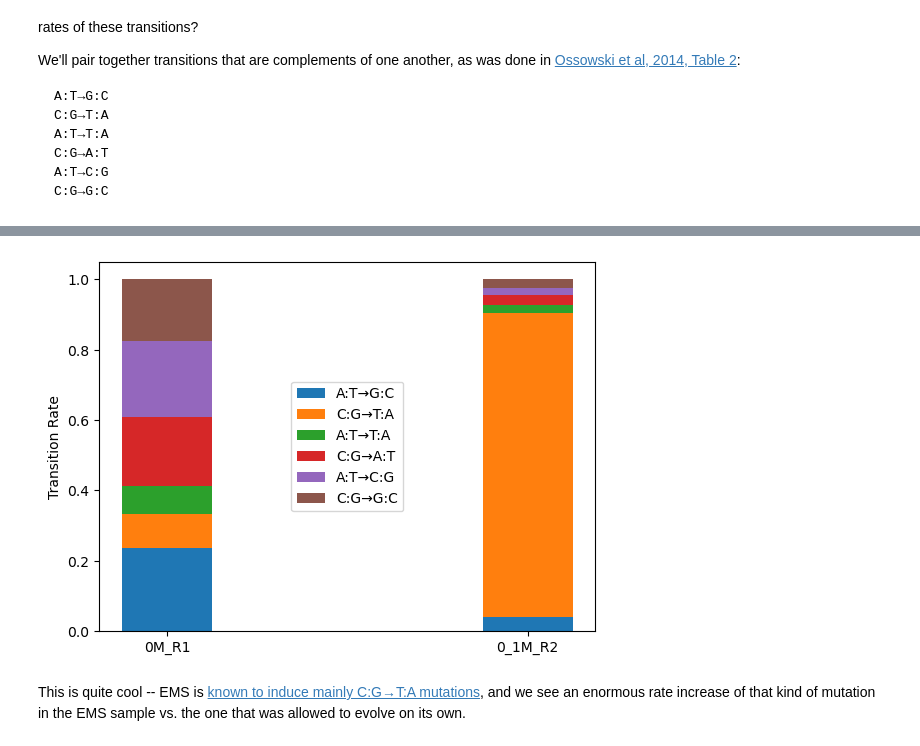
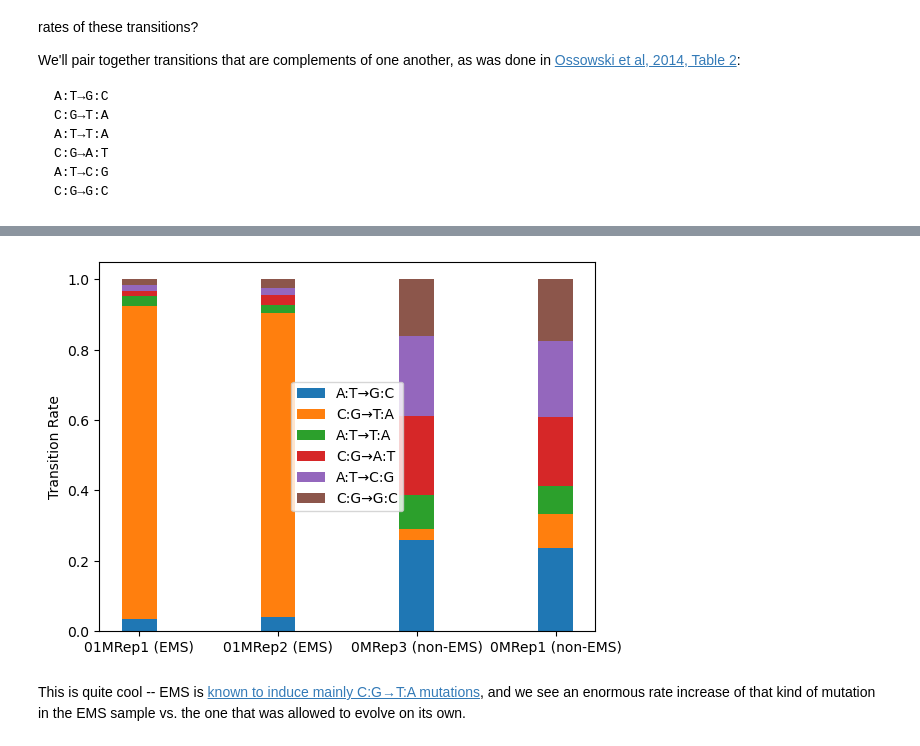
Before and after one commit to serenalotreck/evolved-nanno, a Jupyter notebook: notebooks/variant_exploration.ipynb, the cells around one changed output, grey strips where cells are left out. Cells and saved outputs as stored; diff of their text form; code cells hidden in the pictures.

```diff
--- a/notebooks/variant_exploration.ipynb
+++ b/notebooks/variant_exploration.ipynb
@@ -24,3 +22,14 @@ all_variants_0_1M_R2 = vcf_0_1M_R2.fetch()
+# %%
+snv_filepaths = {}
+indel_filepaths = {}
+for f in listdir(var_top_path):
+    if isdir(f'{var_top_path}/{f}'):
+        if f[:3] == '537':
+            continue
+        snv_path = f'{var_top_path}/{f}/{f}.strelka.somatic_snvs.vcf.gz'
+        snv_filepaths[f] = snv_path
+        indel_path = f'{var_top_path}/{f}/{f}.strelka.somatic_indels.vcf.gz'
+        indel_filepaths[f] = indel_path
 # %% [markdown]
 ## Filtering by support
 As mentioned in [this video](https://youtu.be/zO9WCOaq3aQ?si=GZD3t4__wenFgTxh&t=665), variants that only appear in a few reads are more likely to be sequencing errors than true variants. Therefore, we want to filter our variants. While Strelka2 doesn't provide a score in the `QUAL` column of the `vcf` file, it does provide a `PASS` value based on the Empirical Variant Scoring model (see [Supplementary Note 1](https://static-content.springer.com/esm/art%3A10.1038%2Fs41592-018-0051-x/MediaObjects/41592_2018_51_MOESM1_ESM.pdf)) if the variant is good quality, or `LowEVS` or `LowDepth` if it's not a good variant.
@@ -50,11 +63,2 @@ For sample 0_1M_R2, 556 of 46391 variants passed, which is 1.20%.
 # %% [markdown]
 That's great! It substantially narrows down our analysis. Let's save out the filtered subset to look at in IGV:
-# %%
-# Adapted from the Gemini suggested answer
-for sample in ['0M_R1', '0_1M_R2']:
-    with VariantFile(f'/mnt/research/Walker_Lab_Research/Serena_project_data/evolved-nanno_data/data/nanno_sarek/strelka_output/variant_calling/strelka/{sample}_vs_537_control_R2/{sample}_vs_537_control_R2.strelka.somatic_snvs.vcf.gz') as vcf_in, \
-         VariantFile(f'/mnt/research/Walker_Lab_Research/Serena_project_data/evolved-nanno_data/data/nanno_sarek/strelka_output/variant_calling/strelka/{sample}_vs_537_control_R2/{sample}_vs_537_control_R2_FILTERED.strelka.somatic_snvs.vcf.gz', 'w', header=vcf_in.header) as vcf_out:
-
-        for record in vcf_in:
-            if 'PASS' in record.filter.keys():
-                vcf_out.write(record)
@@ -61,3 +67,17 @@ for sample in ['0M_R1', '0_1M_R2']:
+# %%
+# Adapted from the Gemini suggested answer
+filtered_snv_paths = {}
+for sample in snv_filepaths.keys():
+    snv_path = f'{var_top_path}/{sample}/{sample}.strelka.somatic_snvs.vcf.gz'
+    filtered_path = f'{var_top_path}/{sample}/{sample}.strelka.somatic_snvs_FILTERED.vcf.gz'
+    filtered_snv_paths[sample] = filtered_path
+
+    with VariantFile(snv_path) as vcf_in, \
+         VariantFile(filtered_path, 'w', header=vcf_in.header) as vcf_out:
+
+        for record in vcf_in:
+            if 'PASS' in record.filter.keys():
+                vcf_out.write(record)
 # %% [markdown]
 ## Digging into SNVs
 Let's take a look at the landscape of variants quantitatively, beyond just looking at the viewer. First, let's look at the rates of the different transitions (which I'll calculate here as just the fraction of times the transition occurred of the variants that passed the screening -- I think this is different than the calculations done in the Arabidopsis paper linked below). Does this match with published expectations of the rates of these transitions?
@@ -101,19 +121,21 @@ conversions_to_plot
+# %%
+sample_name_key = {sample: f"{sample.split('_')[0]} ({'EMS' if sample[:2] == '01' else 'non-EMS'})" for sample in conversion_probs.keys()}
 # %%
 fig, ax = plt.subplots()
 
 width = 0.25
-bottom = np.zeros(2)
+bottom = np.zeros(4)
 
 for name, probs in conversions_to_plot.items():
-    ax.bar(conversion_probs.keys(), probs, width, bottom=bottom, label=f'{name}')
+    ax.bar(sample_name_key.values(), probs, width, bottom=bottom, label=f'{name}')
     bottom += probs
 
 ax.set_ylabel('Transition Rate')
 ax.legend(loc='center')
 
 plt.show()
 # %% [output]
-[figure, old version]
+[figure, new version]
 # %% [markdown]
 This is quite cool -- EMS is [known to induce mainly C:G→T:A mutations](https://www.frontiersin.org/journals/plant-science/articles/10.3389/fpls.2022.1052569/full), and we see an enormous rate increase of that kind of mutation in the EMS sample vs. the one that was allowed to evolve on its own.
 # %% [markdown]
```
Also changed, not shown: parts of 90 cells of this notebook.
